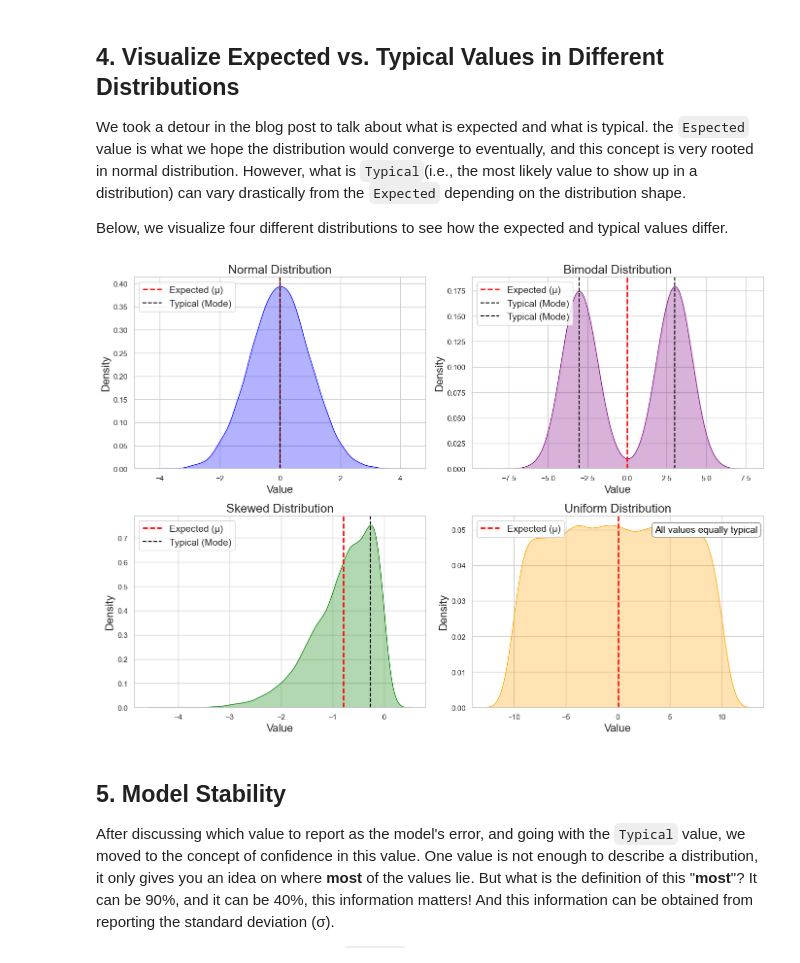
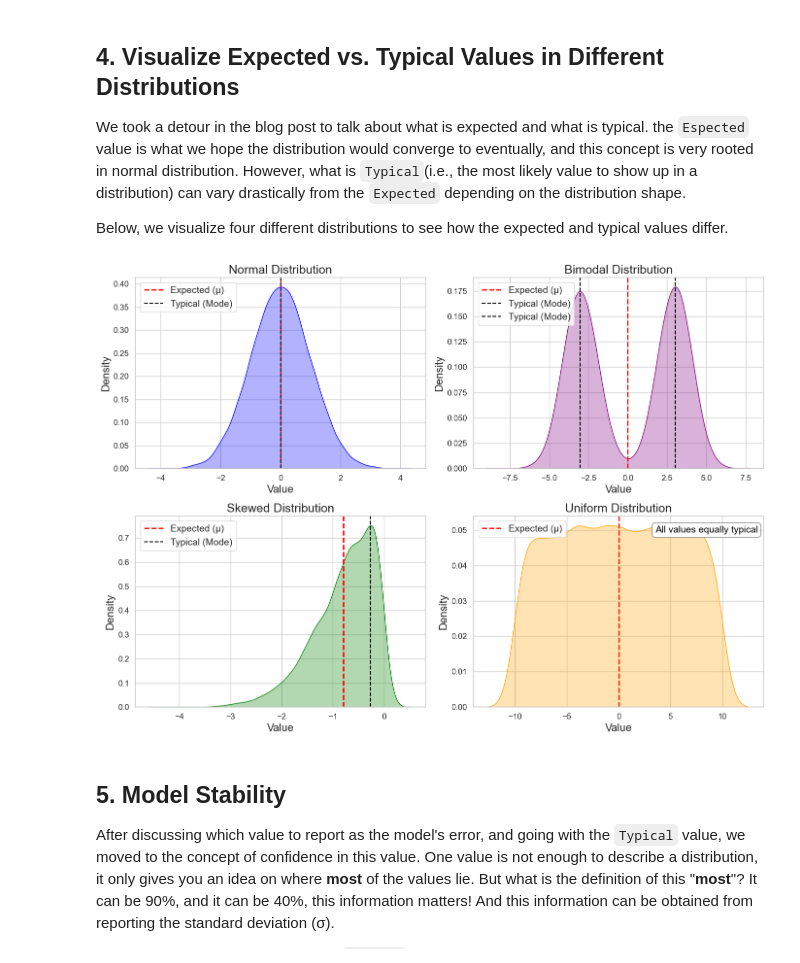
Before and after one commit to Afnan-Sultan/afnan-sultan.github.io, a Jupyter notebook: tutorials/How to Report and Judge ML Model Performance: Part 1.ipynb, the cells around one changed output. Cells and saved outputs as stored; diff of their text form; code cells hidden in the pictures.

```diff
--- a/tutorials/How to Report and Judge ML Model Performance: Part 1.ipynb
+++ b/tutorials/How to Report and Judge ML Model Performance: Part 1.ipynb
@@ -4,7 +4,6 @@ import os
 # Step 1: Setup and Imports
 
 import numpy as np
-import pandas as pd
 import matplotlib.pyplot as plt
 import seaborn as sns
 from scipy.stats import truncnorm, norm, skewnorm
@@ -13,6 +12,7 @@ np.random.seed(42)
 title_font = 18
 labels_font = 16
 text_font = 14
+tick_font = 12
 images_dir = "../images/evaluation_1"
 # %% [markdown]
 # How to Report and Judge ML Model Performance: Notebook
@@ -257,34 +261,35 @@ for ax, (title, data, mean, modes, color) in zip(axs.flatten(), distributions):
     sns.kdeplot(data, ax=ax, color=color, fill=True, alpha=0.3)
     ax.set_title(title, fontsize=title_font)
     ax.set_xlabel("Value", fontsize=labels_font)
     ax.yaxis.label.set_fontsize(labels_font)
 
     ax.axvline(mean, color='red', linestyle='--', lw=2, label="Expected (µ)")
 
     if title == "Uniform Distribution":
         ax.text(
             0.98, 0.95,  # x, y in axis fraction (top right corner)
             "All values equally typical",
             transform=ax.transAxes,  # interpret position in axis coords
             ha='right', va='top',  # align text box to the top-right corner
             fontsize=text_font,
             color='black',
             bbox=dict(boxstyle="round,pad=0.3", facecolor='white', edgecolor='gray'),
         )
 
     else:
         for mode in modes:
             ax.axvline(mode, color='black', linestyle='--', label='Typical (Mode)')
 
     ax.legend(loc='upper left', fontsize=text_font)
+    ax.tick_params(axis='both', labelsize=tick_font)
 
 plt.tight_layout()
 
 plt.savefig(os.path.join(images_dir, 'expected_vs_typical.png'))
 
 plt.show()
 # %% [output]
-[figure, old version]
+[figure, new version]
 # %% [markdown]
 ## 5. Model Stability
 
```
Also changed, not shown: parts of 9 cells of this notebook, 13 other files.
